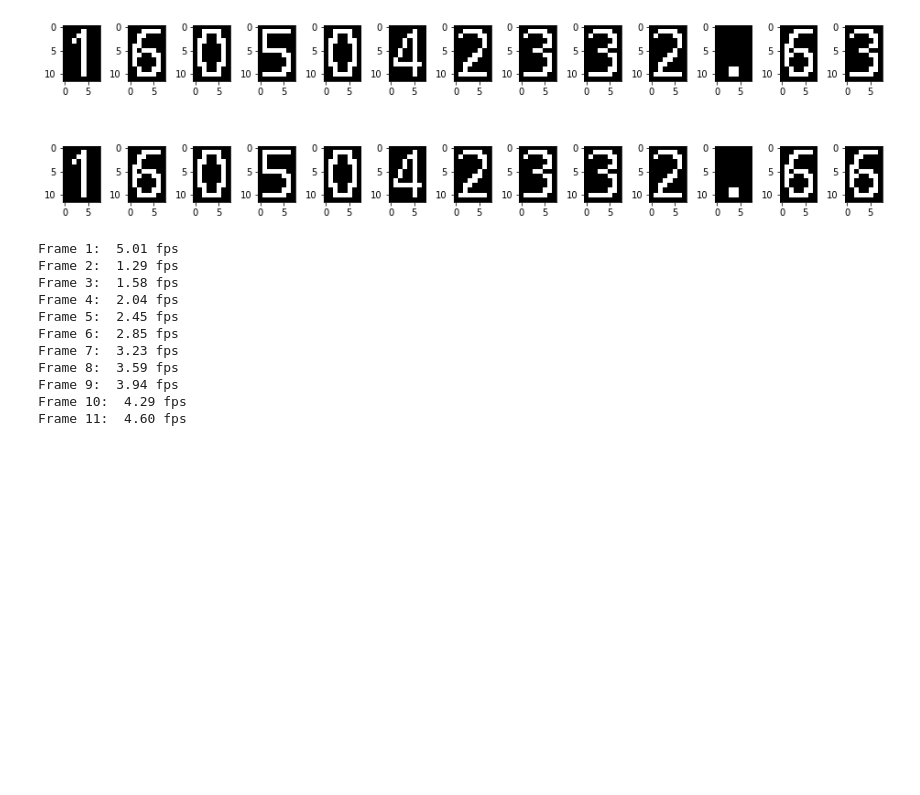
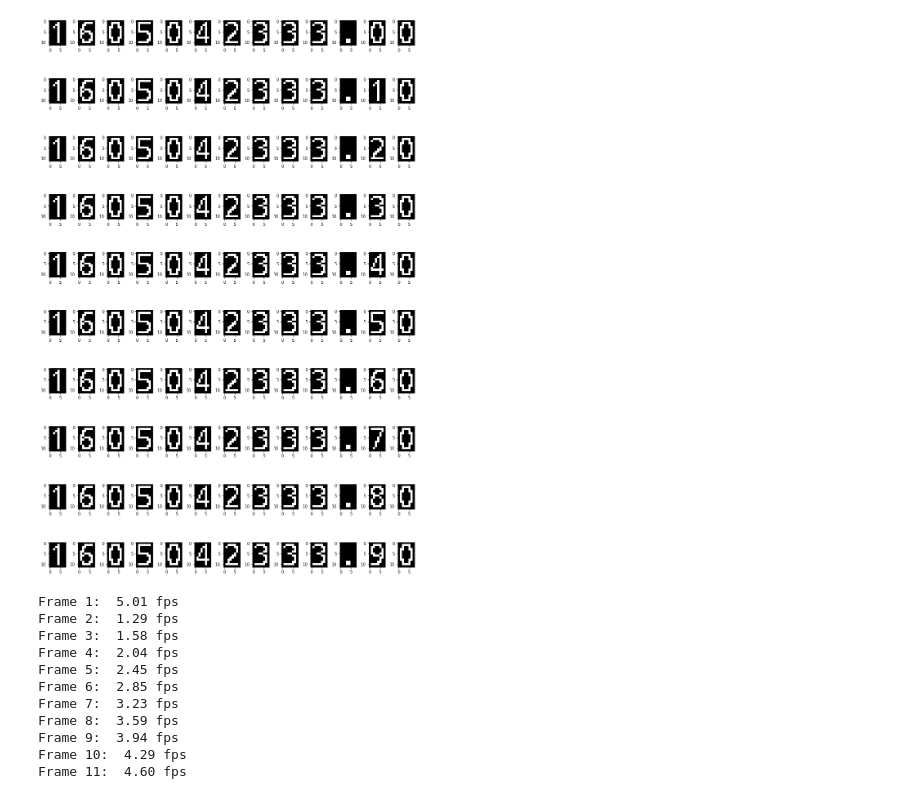
Before and after one commit to barbourww/I24-video-ingest, a Jupyter notebook: image_analysis_notebook.ipynb, the cells around one changed output. Drawn from its saved outputs; the diff is of its cells as text; code cells hidden in the pictures; blank space fills up the shorter version.

Commit message:
Finished bulk of timestamp parsing work

```diff
--- a/image_analysis_notebook.ipynb
+++ b/image_analysis_notebook.ipynb
@@ -5,6 +8,6 @@ import time
 import matplotlib.pyplot as plt
 # %%
-video_dir = '/Users/wbarbour1/Downloads/ingest_session_00011/recording'
+video_dir = '/Users/wbarbour1/Downloads/I24_video/timestamp_test/ingest_session_00011/recording'
 # %%
 video_files = [os.path.join(video_dir, vf) for vf in os.listdir(video_dir)]
 print(video_files)
@@ -12,0 +65,7 @@ print(video_files)
+# %%
+fig, axs = plt.subplots(1, len(digits), figsize=(len(digits), 2))
+for i, (dig, pixels) in enumerate(sorted(digits.items())):
+    axs[i].imshow(pixels, 'gray')
+    axs[i].set_title(str(dig), fontsize=16)
+plt.tight_layout()
+plt.show()
@@ -12,0 +97,20 @@ print(video_files)
+# %%
+fig, axs = plt.subplots(3, len(dig_checksum6), figsize=(len(dig_checksum6), 6))
+vmin4 = min([np.array(cs).min() for cs in dig_checksum4.values()])
+vmax4 = max([np.array(cs).max() for cs in dig_checksum4.values()])
+vmin6 = min([np.array(cs).min() for cs in dig_checksum6.values()])
+vmax6 = max([np.array(cs).max() for cs in dig_checksum6.values()])
+for i, (dig, cs) in enumerate(sorted(dig_checksum6.items())):
+    im6 = axs[1][i].imshow(cs, vmin=vmin6, vmax=vmax6)
+    axs[1][i].set_axis_off()
+#     axs[1][i].set_title(str(dig), fontsize=16)
+    im4 = axs[0][i].imshow(dig_checksum4[dig], vmin=vmin4, vmax=vmax4)
+    axs[0][i].set_axis_off()
+    axs[0][i].set_title(str(dig), fontsize=16)
+    axs[2][i].imshow(digits[dig], 'gray')
+    axs[2][i].set_axis_off()
+# cbar4 = fig.colorbar(im4, ax=axs[0].ravel().tolist(), shrink=0.95)
+# cbar6 = fig.colorbar(im6, ax=axs[1].ravel().tolist(), shrink=0.95)
+# plt.tight_layout()
+plt.savefig('./resources/timestamp_digits_4K.pdf')
+plt.show()
@@ -12,0 +217,7 @@ print(video_files)
+# %%
+fig, ax = plt.subplots(1, 1, figsize=(12, 4))
+for cam, ts in timestamps.items():
+    delta_t = [t2 - t1 for t1, t2 in zip(ts[:-1], ts[1:])]
+    ax.plot(delta_t, label=cam)
+ax.set_ylim((0, 0.1))
+plt.show()
@@ -13,11 +226,6 @@ print(video_files)
 # %%
-w = 8
-h = 12
-x0 = 10
-y0 = 2
-n = 13
 video_file = video_files[0]
-fi = [0, 1]
+fi = [11, 14, 17, 20, 23, 26, 29, 32, 35, 38]
 frames = []
 try:
     cap = cv2.VideoCapture(video_file)
@@ -27,34 +235,34 @@ try:
     fi.sort()
     while i <= max(fi):
         ret, frame = cap.read()
         if i in fi:
             frames.append(frame)
         i += 1
         continue
 
     fig, axs = plt.subplots(len(fi), n, figsize=(n, 2*len(fi)))
     for i in range(len(fi)):
         frame = frames[i]
         tsimg = frame[0:y0+h, 0:x0+(n*w), :]
         tsgray = cv2.cvtColor(tsimg, cv2.COLOR_BGR2GRAY)
         ret, tsmask = cv2.threshold(tsgray, 127, 255, cv2.THRESH_BINARY)
 
         for j in range(n):
             if len(fi) == 1:
                 ax = axs[j]
             else:
                 ax = axs[i][j]
 
             dig = tsmask[y0:y0+h, x0+j*w:x0+(j+1)*w]
             ax.imshow(dig, 'gray')
     plt.tight_layout()
     plt.show()
 except BaseException as e:
     print(e)
 finally:
     cap.release()
 # %% [output]
-[figure, old version]
+[figure, new version]
 # %%
 video_file = video_files[0]
 try:
```
Also changed, not shown: parts of 15 cells of this notebook.
